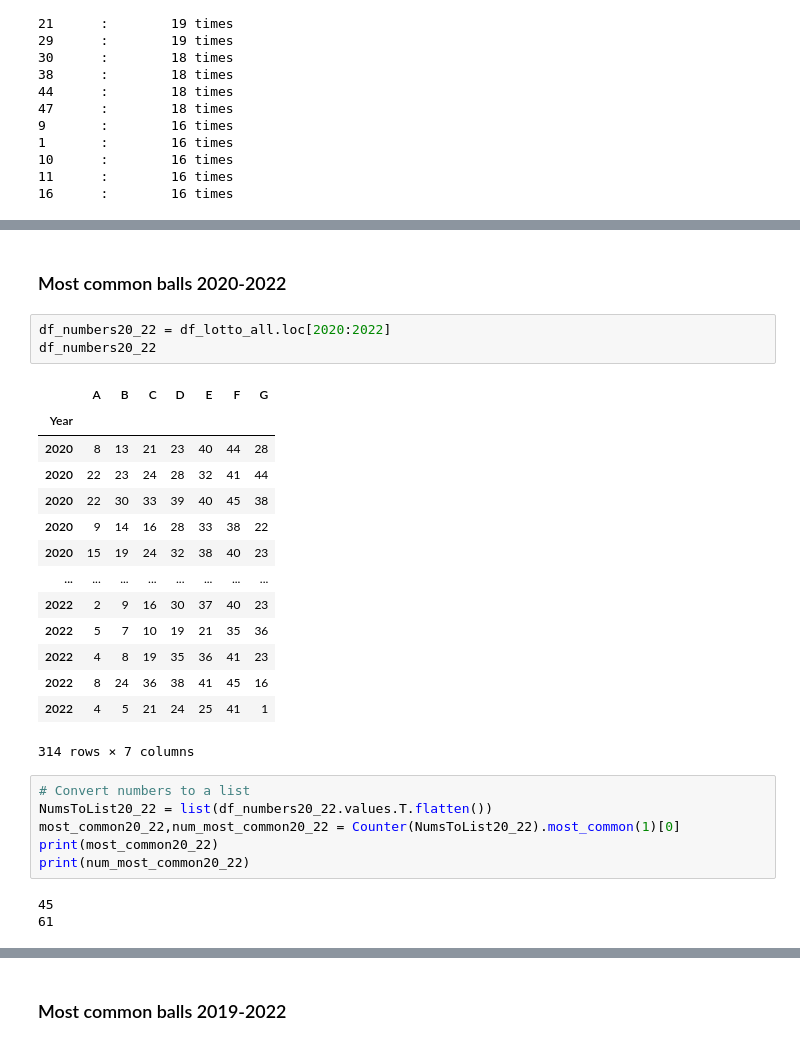
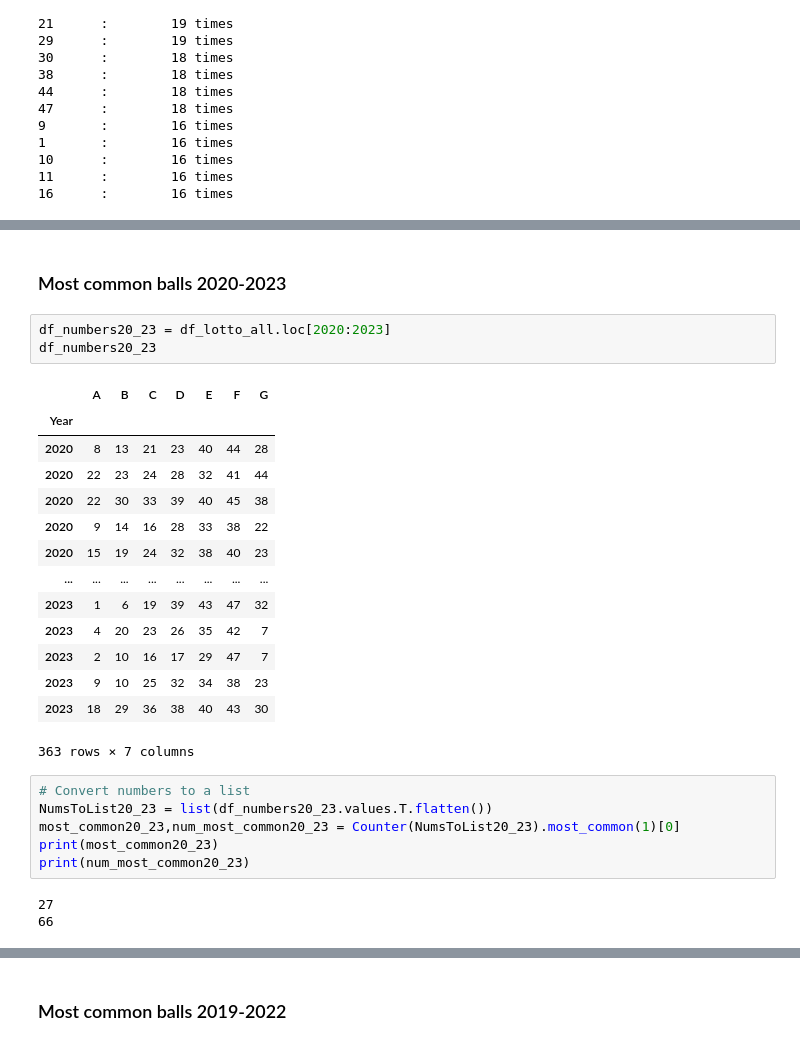
Before and after one commit to killfoley/Lotto-Scraping, a Jupyter notebook: Lotto results notebook.ipynb, the cells around one changed output, grey strips where cells are left out. Drawn from its saved outputs; the diff is of its cells as text.

```diff
--- a/Lotto results notebook.ipynb
+++ b/Lotto results notebook.ipynb
@@ -900,31 +1031,31 @@ for r in dictionary_numbers_22_sorted[:20]:
 # %% [markdown]
-### Most common balls 2020-2022
+### Most common balls 2020-2023
 # %%
-df_numbers20_22 = df_lotto_all.loc[2020:2022]
-df_numbers20_22
+df_numbers20_23 = df_lotto_all.loc[2020:2023]
+df_numbers20_23
 # %% [output]
 |  | A | B | C | D | E | F | G |
 | Year |  |  |  |  |  |  |  |
 | 2020 | 8 | 13 | 21 | 23 | 40 | 44 | 28 |
 | 2020 | 22 | 23 | 24 | 28 | 32 | 41 | 44 |
 | 2020 | 22 | 30 | 33 | 39 | 40 | 45 | 38 |
 | 2020 | 9 | 14 | 16 | 28 | 33 | 38 | 22 |
 | 2020 | 15 | 19 | 24 | 32 | 38 | 40 | 23 |
 | ... | ... | ... | ... | ... | ... | ... | ... |
-| 2022 | 2 | 9 | 16 | 30 | 37 | 40 | 23 |
-| 2022 | 5 | 7 | 10 | 19 | 21 | 35 | 36 |
-| 2022 | 4 | 8 | 19 | 35 | 36 | 41 | 23 |
-| 2022 | 8 | 24 | 36 | 38 | 41 | 45 | 16 |
-| 2022 | 4 | 5 | 21 | 24 | 25 | 41 | 1 |
+| 2023 | 1 | 6 | 19 | 39 | 43 | 47 | 32 |
+| 2023 | 4 | 20 | 23 | 26 | 35 | 42 | 7 |
+| 2023 | 2 | 10 | 16 | 17 | 29 | 47 | 7 |
+| 2023 | 9 | 10 | 25 | 32 | 34 | 38 | 23 |
+| 2023 | 18 | 29 | 36 | 38 | 40 | 43 | 30 |
-314 rows × 7 columns
+363 rows × 7 columns
 # %%
 # Convert numbers to a list
-NumsToList20_22 = list(df_numbers20_22.values.T.flatten())
-most_common20_22,num_most_common20_22 = Counter(NumsToList20_22).most_common(1)[0]
-print(most_common20_22)
-print(num_most_common20_22)
+NumsToList20_23 = list(df_numbers20_23.values.T.flatten())
+most_common20_23,num_most_common20_23 = Counter(NumsToList20_23).most_common(1)[0]
+print(most_common20_23)
+print(num_most_common20_23)
 # %% [output]
-45
-61
+27
+66
 # %%
 # print the dictionary with sorted values
```
Also changed, not shown: parts of 27 cells of this notebook, 1 other file.
